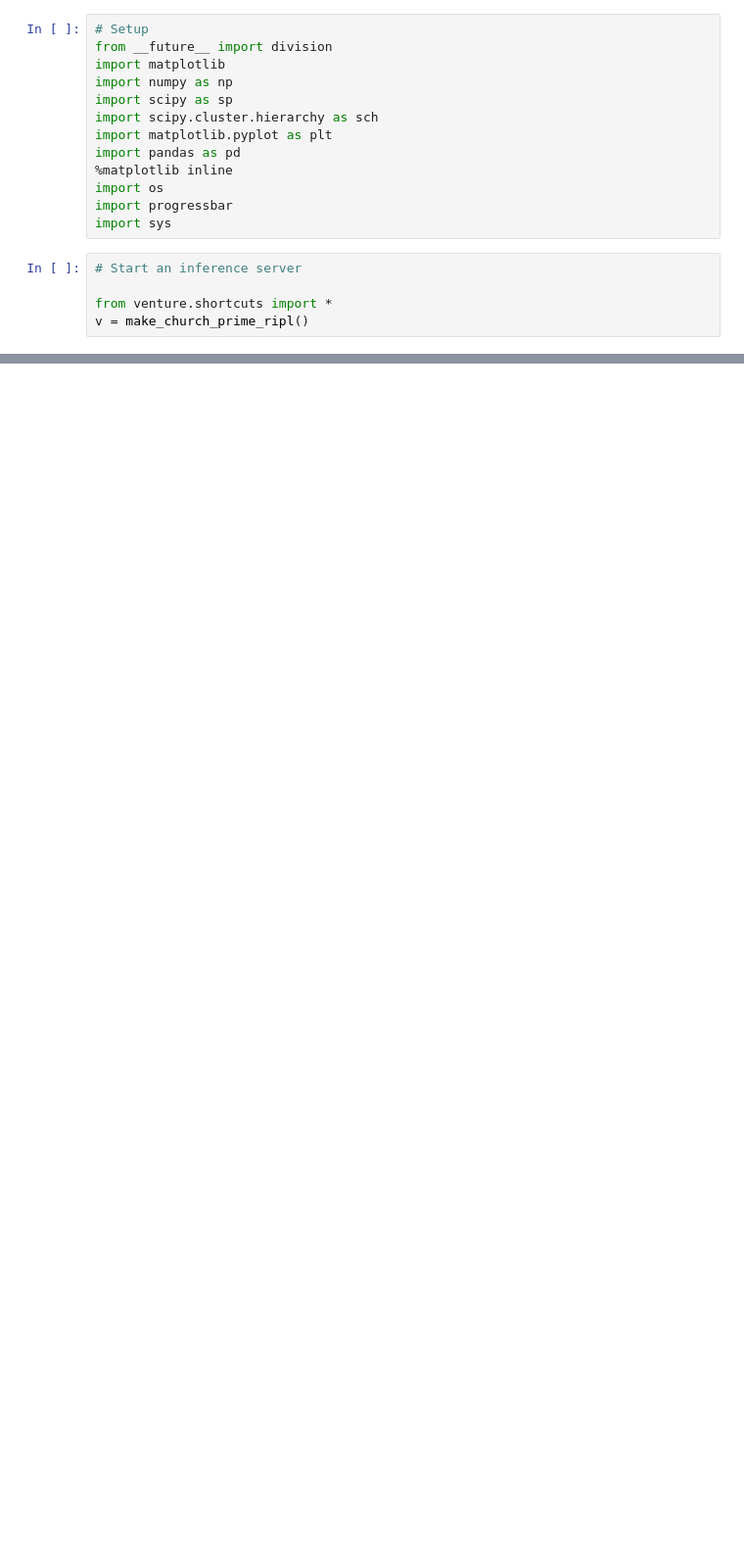
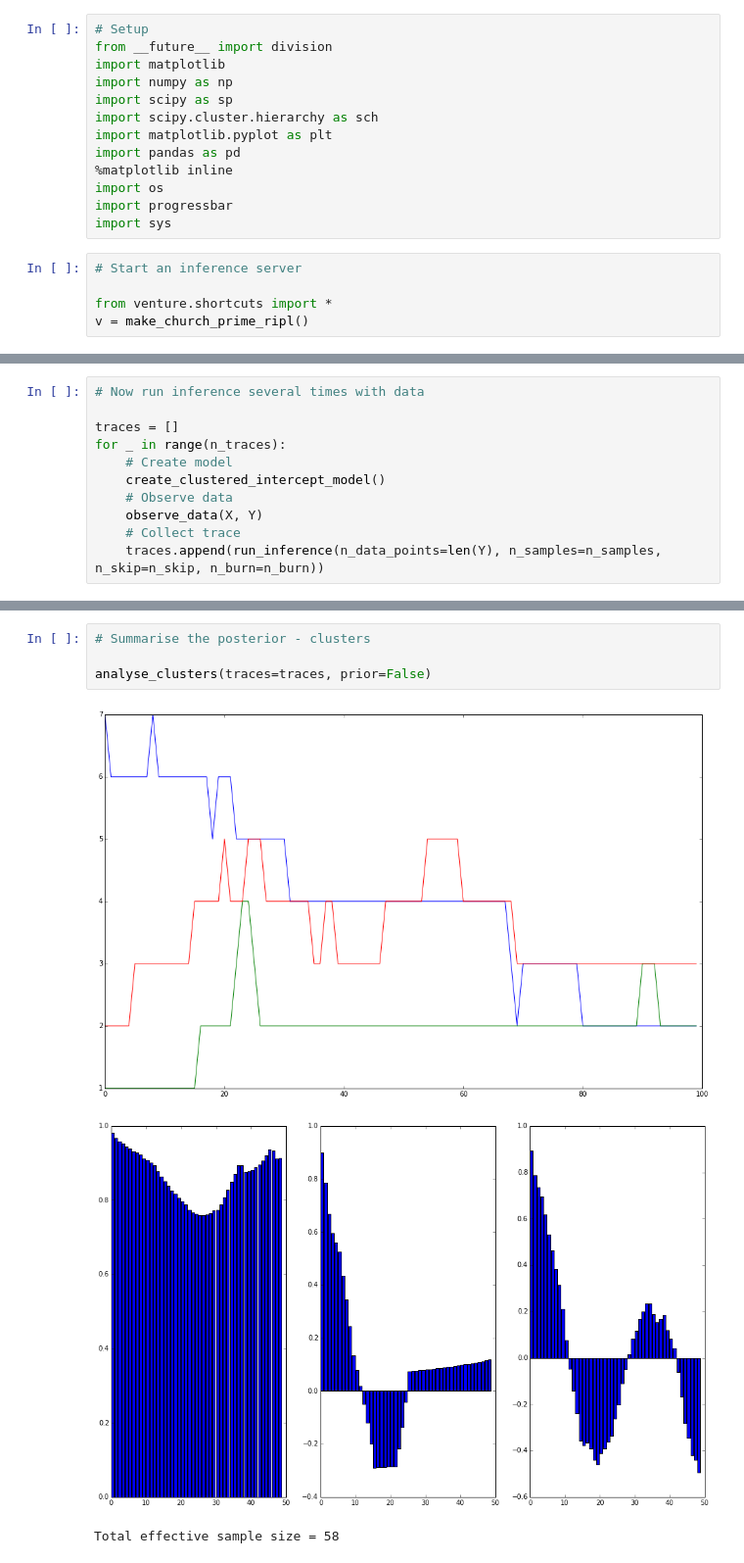
Before and after one commit to ap728/ppl-hormones, a Jupyter notebook: src/refactored.ipynb, the cells around one changed output, grey strips where cells are left out. Shown at 98% size. Saved outputs shown, nothing was run; the diff lists cells and outputs as text; blank space fills up the shorter version.

```diff
--- a/src/refactored.ipynb
+++ b/src/refactored.ipynb
@@ -281,0 +493,11 @@ Posterior probability of reg coef > 0 = 0.575200
+# %%
+# Now run inference several times with data
+
+traces = []
+for _ in range(n_traces):
+    # Create model
+    create_clustered_intercept_model()
+    # Observe data
+    observe_data(X, Y)
+    # Collect trace
+    traces.append(run_inference(n_data_points=len(Y), n_samples=n_samples, n_skip=n_skip, n_burn=n_burn))
@@ -281,0 +522,8 @@ Posterior probability of reg coef > 0 = 0.575200
+# %%
+# Summarise the posterior - clusters
+
+analyse_clusters(traces=traces, prior=False)
+# %% [output]
+[figure, added]
+[figure, added]
+Total effective sample size = 58
```
Also changed, not shown: parts of 22 cells of this notebook.
